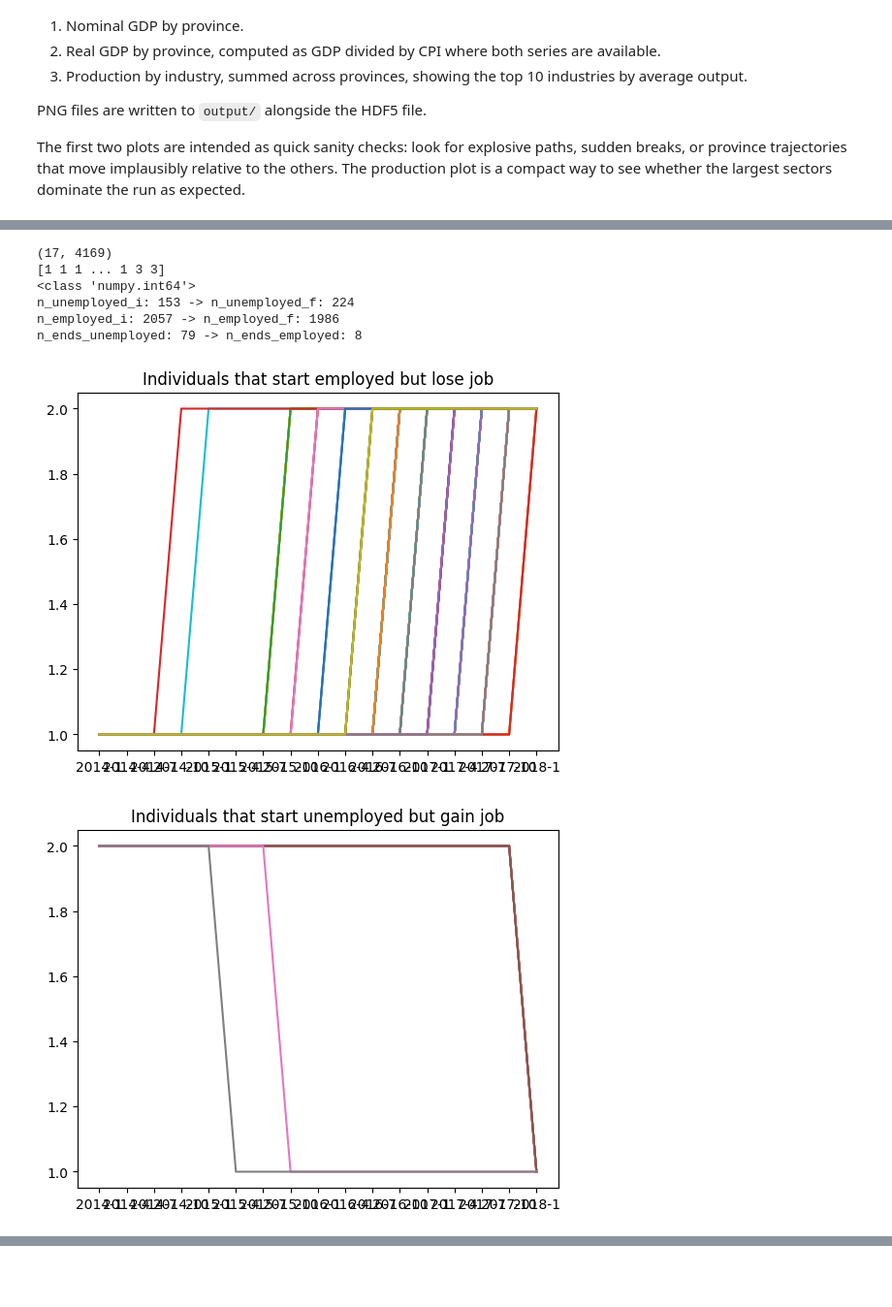
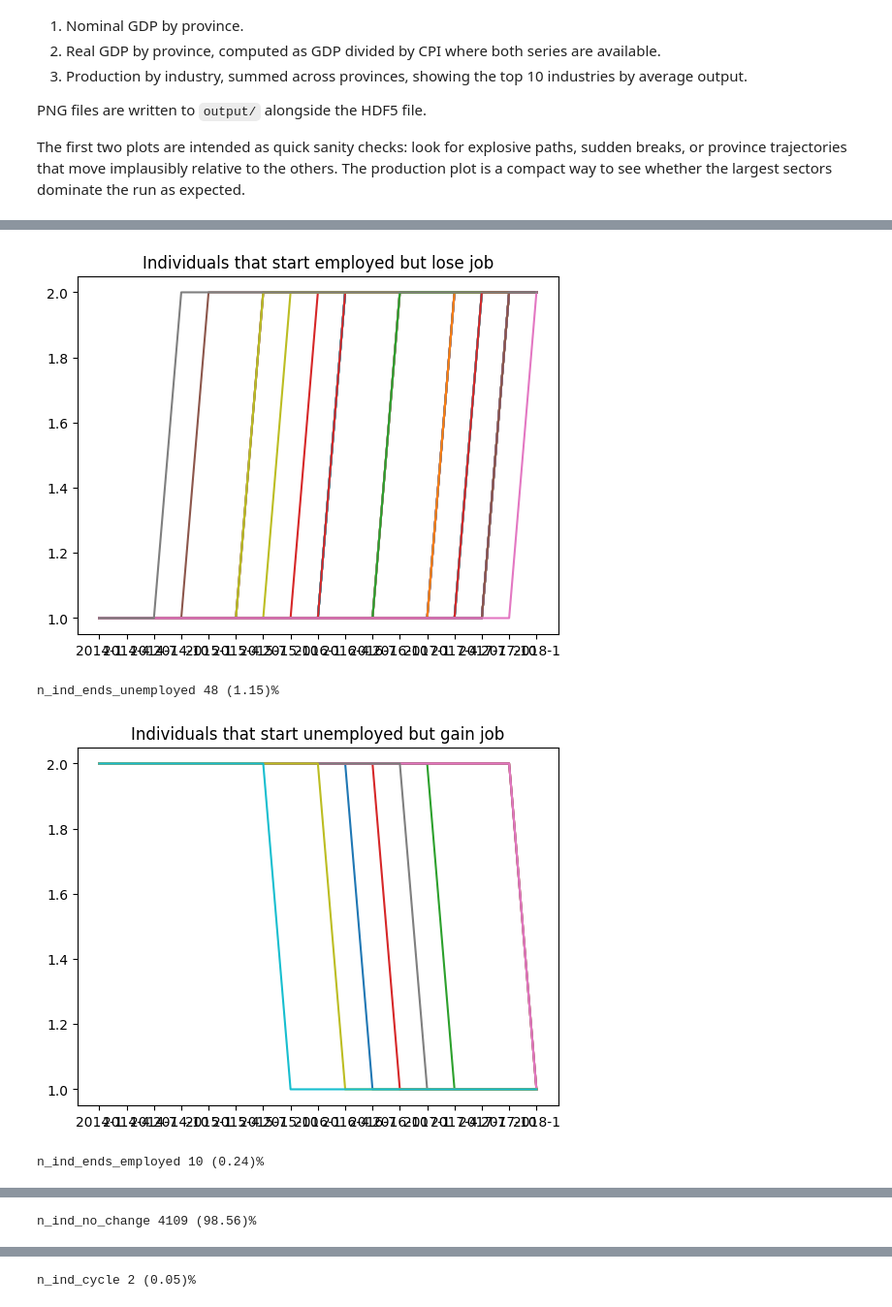
Before and after one commit to bcgov/macroabm-ca, a Jupyter notebook: scenarios/pit_basic_multiseed.ipynb, the cells around one changed output, grey strips where cells are left out. Shown at 97% size. Cells and saved outputs as stored; diff of their text form; code cells hidden in the pictures; blank space fills up the shorter version.

```diff
--- a/scenarios/pit_basic_multiseed.ipynb
+++ b/scenarios/pit_basic_multiseed.ipynb
@@ -808,0 +806,10 @@ t: 2018-1       [(38898.0, 0.0506), (77797.0, 0.077), (89320.0, 0.105), (108460.
+# %%
+### Produce scenario summary
+
+inc = 4     # use 4 for annual OR 1 for quarterly
+
+province = 'CAN_AB'
+for n in range(n_scenarios):
+    print(f"{province} - Scenario {n}: {scenario_labels[n]}")
+    for t in range(0, len(ts_time), inc):
+        print(f"t: {ts_time[t]} \t{ts_tax_brackets[n][province][t]}")
@@ -2058,9 +2211,9 @@ with h5py.File(H5_FILE, "r") as f:
 
     if path_str in f:
         activity_status = f[path_str][()].astype(int)
-        print(np.shape(activity_status))
-        print(activity_status[0])
-        print(type(activity_status[0][0]))
+        # print(np.shape(activity_status))
+        # print(activity_status[0])
+        # print(type(activity_status[0][0]))
 
         # identify individuals that are unemployed at the first timestep
         ind_unemployed_i = np.where(activity_status[0] == ActivityStatus.UNEMPLOYED.value)
@@ -2068,8 +2221,8 @@ with h5py.File(H5_FILE, "r") as f:
 
         ind_employed_i = np.where(activity_status[0] == ActivityStatus.EMPLOYED.value)
         ind_employed_f = np.where(activity_status[-1] == ActivityStatus.EMPLOYED.value)
-        print(f"n_unemployed_i: {len(ind_unemployed_i[0])} -> n_unemployed_f: {len(ind_unemployed_f[0])}")
-        print(f"n_employed_i: {len(ind_employed_i[0])} -> n_employed_f: {len(ind_employed_f[0])}")
+        # print(f"n_unemployed_i: {len(ind_unemployed_i[0])} -> n_unemployed_f: {len(ind_unemployed_f[0])}")
+        # print(f"n_employed_i: {len(ind_employed_i[0])} -> n_employed_f: {len(ind_employed_f[0])}")
 
 n_ends_employed = 0
 ind_ends_employed = []
@@ -2085,42 +2238,61 @@ for i in ind_employed_i[0]:
         ind_ends_unemployed.append(i)
         n_ends_unemployed += 1
 
-print(f"n_ends_unemployed: {n_ends_unemployed} -> n_ends_employed: {n_ends_employed}")
+# print(f"n_ends_unemployed: {n_ends_unemployed} -> n_ends_employed: {n_ends_employed}")
+
 
 for i in ind_ends_unemployed:
     plt.plot(
         ts_time,
         activity_status[:,i],
     )
 plt.title("Individuals that start employed but lose job")
 plt.show()
+print(f"n_ind_ends_unemployed {len(ind_ends_unemployed)} ({len(ind_ends_unemployed)/len(activity_status[0])*100:.2f})%")
 
 for i in ind_ends_employed:
     plt.plot(
         ts_time,
         activity_status[:,i],
     )
 plt.title("Individuals that start unemployed but gain job")
 plt.show()
+print(f"n_ind_ends_employed {len(ind_ends_employed)} ({len(ind_ends_employed)/len(activity_status[0])*100:.2f})%")
 
 ind_all_else = []
 for i in range(len(activity_status[0])):
     if (i not in ind_ends_unemployed) and (i not in ind_ends_employed):
         ind_all_else.append(i)
 
-for i in ind_all_else:
+ind_cycle = []
+for i in range(len(ind_all_else)):
+    if (ActivityStatus.UNEMPLOYED.value in activity_status[:,i]) and (ActivityStatus.EMPLOYED.value in activity_status[:,i]):
+        if (i not in ind_ends_unemployed) and (i not in ind_ends_employed):
+            ind_cycle.append(i)
+
+# remove ind_cycle from ind_all_else
+ind_no_change = list(set(ind_all_else) - set(ind_cycle))
+
+
+for i in ind_no_change:
     plt.plot(
         ts_time,
         activity_status[:,i],
     )
-plt.title("Individuals - all else")
+plt.title("Individuals - no employment change")
 plt.show()
+print(f"n_ind_no_change {len(ind_no_change)} ({len(ind_no_change)/len(activity_status[0])*100:.2f})%")
+
+for i in ind_cycle:
+    plt.plot(
+        ts_time,
+        activity_status[:,i],
+    )
+plt.title("Individuals - with employment cycles")
+plt.show()
+print(f"n_ind_cycle {len(ind_cycle)} ({len(ind_cycle)/len(activity_status[0])*100:.2f})%")
 # %% [output]
+[figure, new version]
-(17, 4169)
-[1 1 1 ... 1 3 3]
-<class 'numpy.int64'>
-n_unemployed_i: 153 -> n_unemployed_f: 224
-n_employed_i: 2057 -> n_employed_f: 1986
-n_ends_unemployed: 79 -> n_ends_employed: 8
+n_ind_ends_unemployed 48 (1.15)%
-[figure, old version]
-[figure, old version]
+[figure, new version]
+n_ind_ends_employed 10 (0.24)%
@@ -2127,0 +2300 @@ n_ends_unemployed: 79 -> n_ends_employed: 8
+n_ind_no_change 4109 (98.56)%
@@ -2128,3 +2302,4 @@ n_ends_unemployed: 79 -> n_ends_employed: 8
+n_ind_cycle 2 (0.05)%
 # %%
 ### plot individual characteristics for a single jurisdiction - filtered by activity status - OVERLAPPED VERSION
 
```
Also changed, not shown: parts of 28 cells of this notebook, 15 other files.
